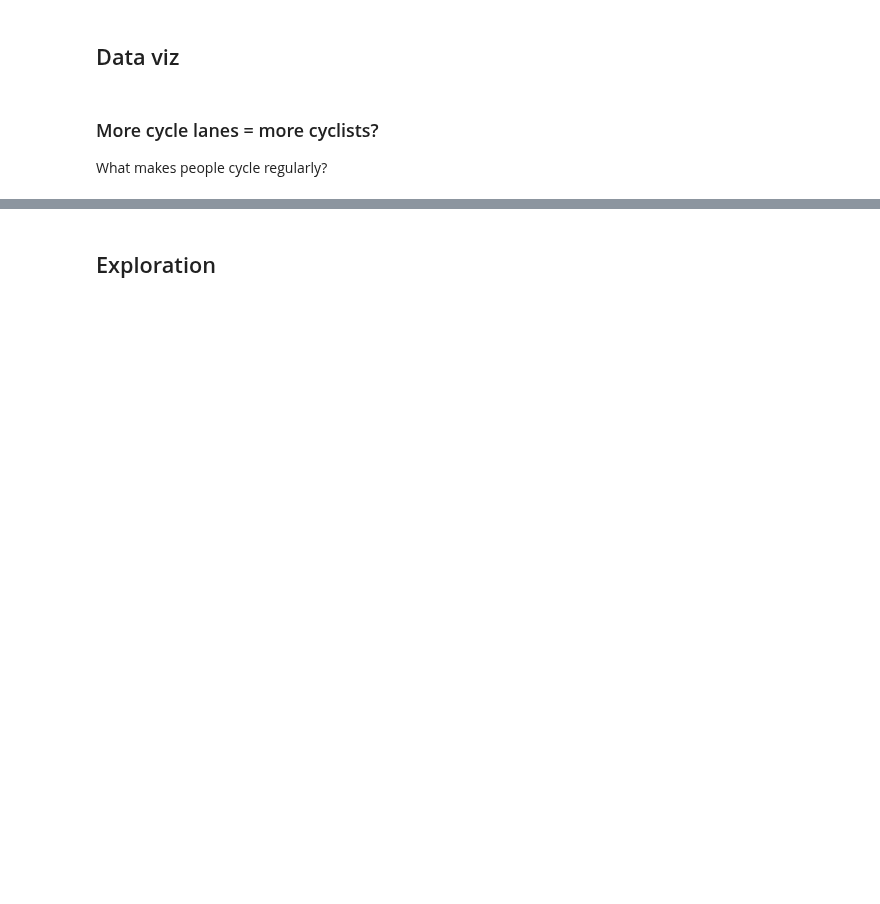
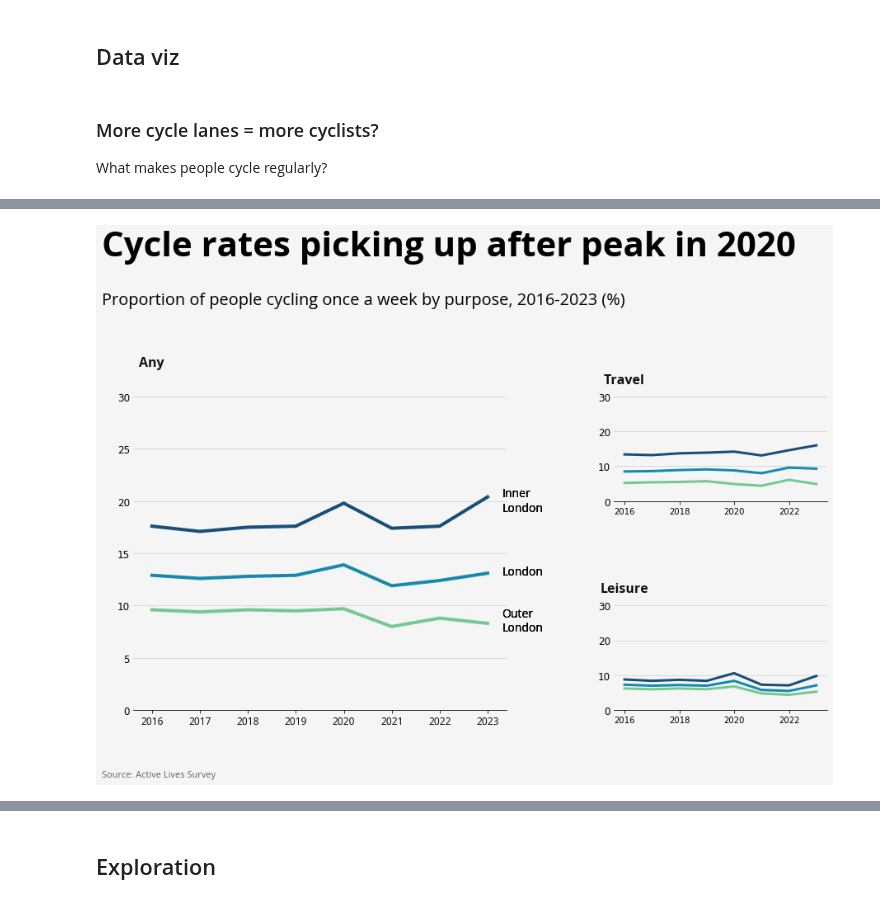
Before and after one commit to Lisa-Ho/small-data-projects, a Jupyter notebook: 2025/2504-cycling-rates-infra/cycling-rates-vs-infra.ipynb, the cells around one changed output, grey strips where cells are left out. Drawn from its saved outputs; the diff is of its cells as text; code cells hidden in the pictures; blank space fills up the shorter version.

```diff
--- a/2025/2504-cycling-rates-infra/cycling-rates-vs-infra.ipynb
+++ b/2025/2504-cycling-rates-infra/cycling-rates-vs-infra.ipynb
@@ -319,0 +354,83 @@ plt.show()
+# %%
+_filter = (rates["Area name"].isin(["London", "Inner London", "Outer London"])) & (rates["Frequency"]=="At least once per week")
+pivot = rates[_filter].reset_index(drop=True)
+
+clr = {"London": "#168aad" , "Inner London": "#184e77", "Outer London": "#76c893" }
+lines = {"Any":4, "Travel": 3, "Leisure": 3}
+circle = {"Any":0, "Travel": 0, "Leisure": 0}
+
+# create objects
+fig = plt.figure(figsize=(13,8))
+gs = GridSpec(2, 5, figure=fig)
+fig.set_facecolor("#F5F5F5")
+
+# create sub plots as grid
+ax1 = fig.add_subplot(gs[0:3, 0:3])
+ax2 = fig.add_subplot(gs[0, 3:])
+ax3 = fig.add_subplot(gs[1,3:])
+axes = [ax1, ax2,ax3]
+
+#adjust subplots
+plt.subplots_adjust(hspace=1, wspace=2, left=0.05, top=0.8, bottom=0.14, right=0.95)
+
+num = 0
+for purpose in ["Any", "Travel", "Leisure"]:
+    ax = axes[num]
+    data = pivot[pivot["Purpose"] == purpose]
+    years = ['2016', '2017', '2018','2019', '2020', '2021', '2022', '2023']
+
+    for area in ["London", "Inner London", "Outer London"]:
+        x = years
+        y = data[data["Area name"]==area][years].iloc[0]
+        ax.plot(x, y, color = clr[area], linewidth=lines[purpose], zorder=2, label=area)
+        ax.scatter(x,y, s=circle[purpose], color=clr[area],  zorder=3)
+
+    #xaxis
+    ax.set_xlim(xmin=-0.4, xmax=7.4)
+
+    #yaxis
+    ax.set_ylim(ymin=0, ymax=30)
+    ax.set_yticks(np.arange(0,31,5), fontproperties=font_r,fontsize=12)
+
+    ax.yaxis.set_major_formatter(mpl.ticker.FuncFormatter(lambda x, pos: '{:,.0f}'.format(x)))
+    ax.grid(visible=True, axis='y', zorder=1, color = "#D3D3D3")
+
+    if num == 0:
+        ax.tick_params(axis='y', length = 0, color = "#444444", labelsize=12)
+        ax.set_yticks(np.arange(0,31,5), fontproperties=font_r,fontsize=12)
+        ax.set_xticks(ax.get_xticks(), years,fontproperties=font_r,fontsize=12 )
+    else:
+        ax.tick_params(axis='y', length = 0, color = "#444444", labelsize=12)
+        ax.set_xticks(np.arange(0,7,2),fontproperties=font_r,fontsize=12 )
+        ax.set_yticks(np.arange(0,31,10), fontproperties=font_r,fontsize=12)
+
+    #remove frame
+    for pos in ["top", "left", "right"]:
+        ax.spines[pos].set_visible(False)
+    ax.set_title(purpose, x=0.05, y=1.08, fontsize=16, color="#111111", fontweight='bold',
+                 fontproperties=font_sm)
+    ax.set_facecolor("#f5f5f5")
+    num+=1
+
+    #direct labels
+    ax1.text(7.3 , 8.5, "Outer\nLondon", fontsize=14, va="center", fontproperties=font_r)
+    ax1.text(7.3 , 13.2, "London",  fontsize=14, va="center", fontproperties=font_r)
+    ax1.text(7.3 , 20, "Inner\nLondon",  fontsize=14, va="center", fontproperties=font_r)
+
+#======
+#Title, footer, notes
+plt.figtext(0.01,1.15, "Cycle rates picking up after peak in 2020",
+            fontproperties=font_sm, va='top', fontsize=42)
+plt.figtext(0.01,1.02, "Proportion of people cycling once a week by purpose, 2016-2023 (%)",
+            fontproperties=font_r, va='top', fontsize=20)
+plt.figtext(0.01, 0, "Source: Active Lives Survey",
+            fontsize=11, ha="left", alpha=0.6, fontproperties=font_r)
+
+#======
+#save
+plt.savefig("3-London-cycling-rates-trend_2016-2023.png",
+            bbox_inches='tight',  transparent=False, pad_inches=1, dpi=120)
+
+plt.show()
+# %% [output]
+[figure, added]
```
Also changed, not shown: parts of 18 cells of this notebook, 2 other files.
